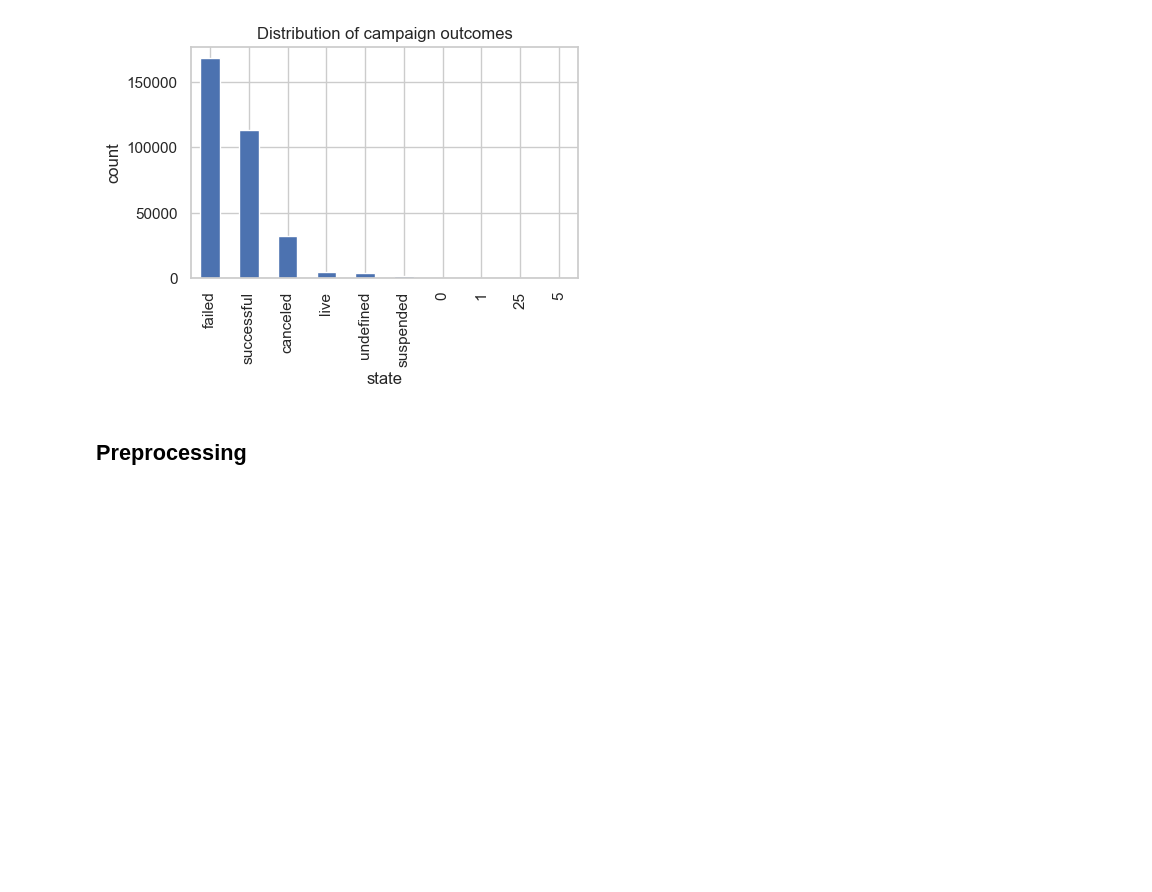
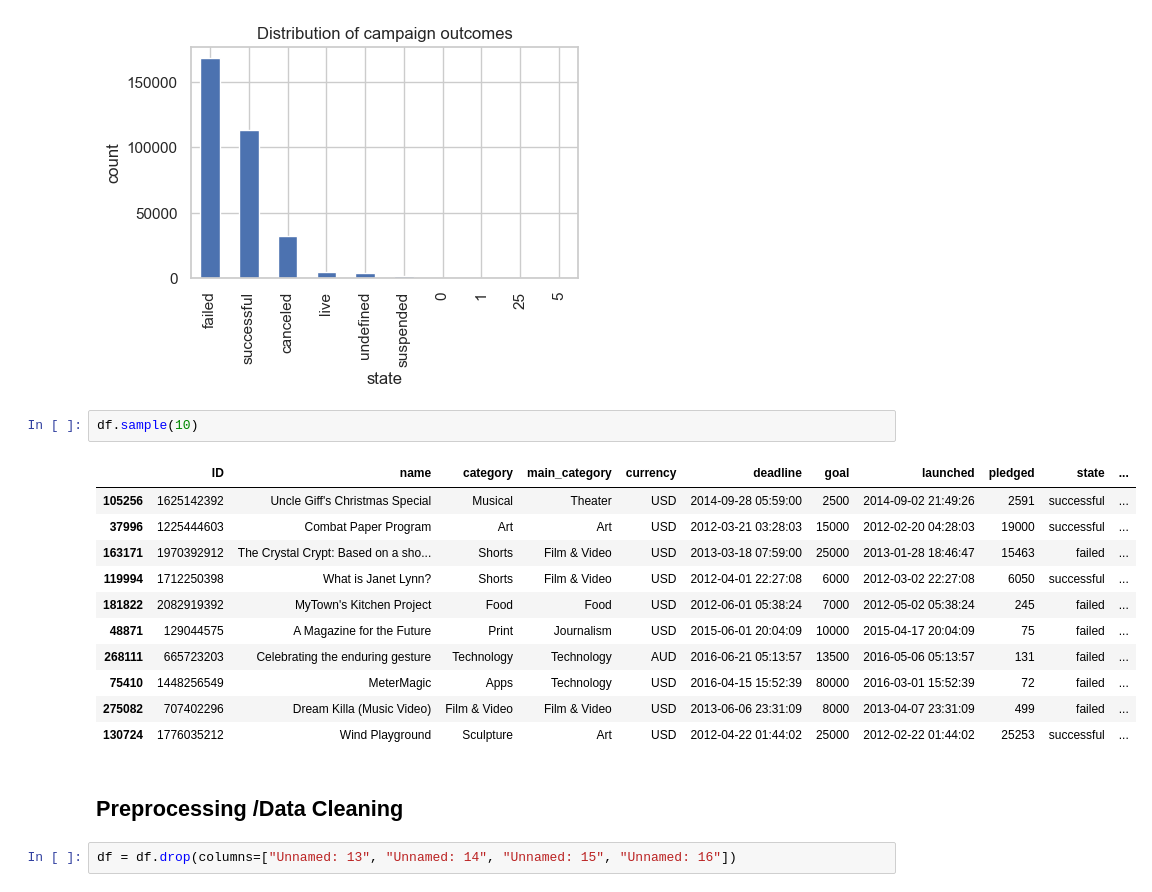
Before and after one commit to Sirraff/kickstarter_project, a Jupyter notebook: kick_learner.ipynb, the cells around one changed output. Drawn from its saved outputs; the diff is of its cells as text; blank space fills up the shorter version.

```diff
--- a/kick_learner.ipynb
+++ b/kick_learner.ipynb
@@ -100,5 +101,21 @@ plt.ylabel('count')
 plt.show()
 # %% [output]
 [figure]
+# %%
+df.sample(10)
+# %% [output]
+|  | ID | name | category | main_category | currency | deadline | goal | launched | pledged | state | ... |
+| 105256 | 1625142392 | Uncle Giff's Christmas Special | Musical | Theater | USD | 2014-09-28 05:59:00 | 2500 | 2014-09-02 21:49:26 | 2591 | successful | ... |
+| 37996 | 1225444603 | Combat Paper Program | Art | Art | USD | 2012-03-21 03:28:03 | 15000 | 2012-02-20 04:28:03 | 19000 | successful | ... |
+| 163171 | 1970392912 | The Crystal Crypt: Based on a sho... | Shorts | Film & Video | USD | 2013-03-18 07:59:00 | 25000 | 2013-01-28 18:46:47 | 15463 | failed | ... |
+| 119994 | 1712250398 | What is Janet Lynn? | Shorts | Film & Video | USD | 2012-04-01 22:27:08 | 6000 | 2012-03-02 22:27:08 | 6050 | successful | ... |
+| 181822 | 2082919392 | MyTown's Kitchen Project | Food | Food | USD | 2012-06-01 05:38:24 | 7000 | 2012-05-02 05:38:24 | 245 | failed | ... |
+| 48871 | 129044575 | A Magazine for the Future | Print | Journalism | USD | 2015-06-01 20:04:09 | 10000 | 2015-04-17 20:04:09 | 75 | failed | ... |
+| 268111 | 665723203 | Celebrating the enduring gesture | Technology | Technology | AUD | 2016-06-21 05:13:57 | 13500 | 2016-05-06 05:13:57 | 131 | failed | ... |
+| 75410 | 1448256549 | MeterMagic | Apps | Technology | USD | 2016-04-15 15:52:39 | 80000 | 2016-03-01 15:52:39 | 72 | failed | ... |
+| 275082 | 707402296 | Dream Killa (Music Video) | Film & Video | Film & Video | USD | 2013-06-06 23:31:09 | 8000 | 2013-04-07 23:31:09 | 499 | failed | ... |
+| 130724 | 1776035212 | Wind Playground | Sculpture | Art | USD | 2012-04-22 01:44:02 | 25000 | 2012-02-22 01:44:02 | 25253 | successful | ... |
 # %% [markdown]
-## Preprocessing
+## Preprocessing /Data Cleaning
+# %%
+df = df.drop(columns=["Unnamed: 13", "Unnamed: 14", "Unnamed: 15", "Unnamed: 16"])
```
Also changed, not shown: parts of 15 cells of this notebook, 1 other file.
